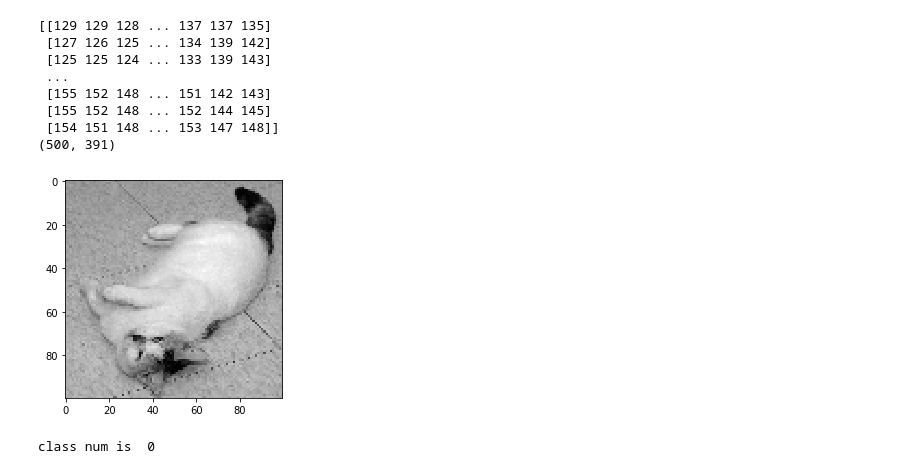
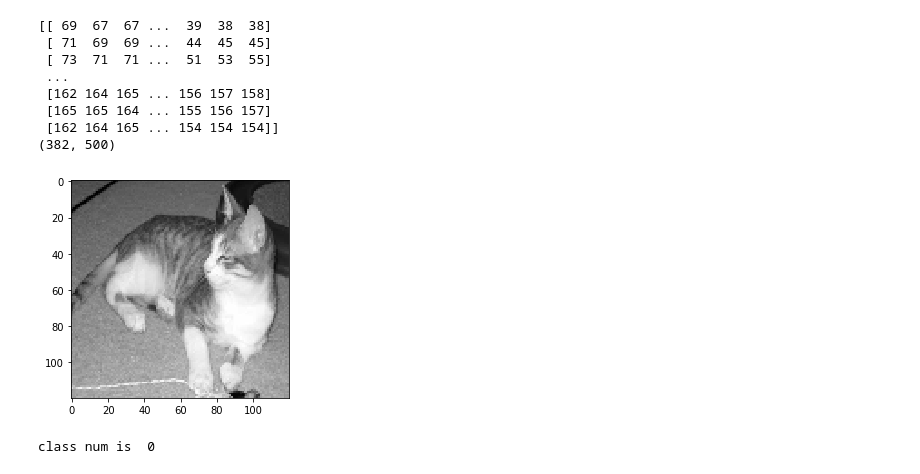
Before and after one commit to ahmed-hassan97/classification-using-keras, a Jupyter notebook: ai_project.ipynb, the cells around one changed output. Cells and saved outputs as stored; diff of their text form; code cells hidden in the pictures.

```diff
--- a/ai_project.ipynb
+++ b/ai_project.ipynb
@@ -26,5 +30,5 @@ from tensorflow import keras
 # %%
-DATADIR = 'PetImages'
+DATADIR = 'data'
 CATEGORIES = ["dog", "cat"]
 for category in CATEGORIES:  # do dogs and cats
     path = os.path.join(DATADIR,category)  # create path to dogs and cats
@@ -51,22 +55,22 @@ for category in CATEGORIES:  # do dogs and cats
 print(img_array)
 print(img_array.shape)
 # %% [output]
-[[129 129 128 ... 137 137 135]
- [127 126 125 ... 134 139 142]
- [125 125 124 ... 133 139 143]
+[[ 69  67  67 ...  39  38  38]
+ [ 71  69  69 ...  44  45  45]
+ [ 73  71  71 ...  51  53  55]
  ...
- [155 152 148 ... 151 142 143]
- [155 152 148 ... 152 144 145]
- [154 151 148 ... 153 147 148]]
-(500, 391)
+ [162 164 165 ... 156 157 158]
+ [165 165 164 ... 155 156 157]
+ [162 164 165 ... 154 154 154]]
+(382, 500)
 # %%
-IMG_SIZE = 100
+IMG_SIZE = 120
 
 new_array = cv2.resize(img_array, (IMG_SIZE, IMG_SIZE))
 plt.imshow(new_array, cmap='gray')
 plt.show()
 # %% [output]
-[figure, old version]
+[figure, new version]
 # %%
 training_data = []
 
```
Also changed, not shown: parts of 12 cells of this notebook.
